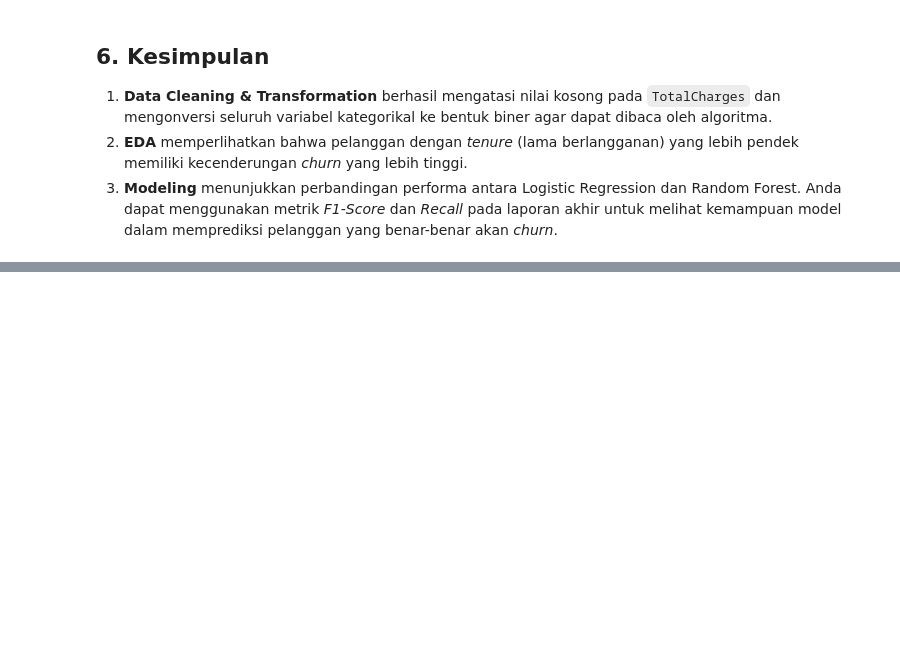
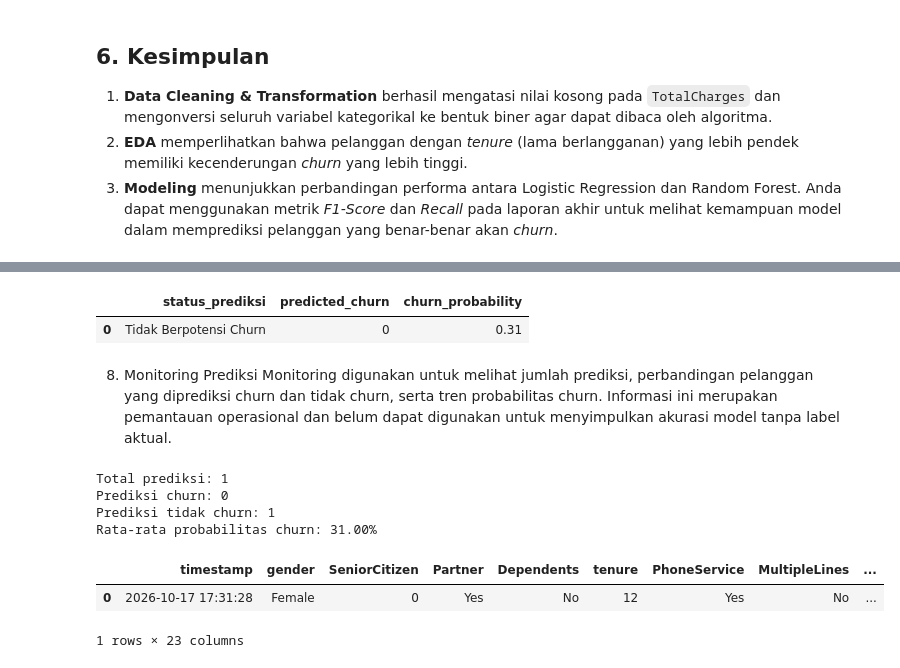
Before and after one commit to azraris-10/PrediksiCustomerChurn, a Jupyter notebook: PrediksiCustomerChurn.ipynb, the cells around one changed output, grey strips where cells are left out. Cells and saved outputs as stored; diff of their text form; code cells hidden in the pictures; blank space fills up the shorter version.

```diff
--- a/PrediksiCustomerChurn.ipynb
+++ b/PrediksiCustomerChurn.ipynb
@@ -236,0 +329,78 @@ plt.show()
+# %%
+# Contoh data pelanggan (simulasi)
+contoh_pelanggan = {
+    "gender": "Female",
+    "SeniorCitizen": 0,
+    "Partner": "Yes",
+    "Dependents": "No",
+    "tenure": 12,
+    "PhoneService": "Yes",
+    "MultipleLines": "No",
+    "InternetService": "Fiber optic",
+    "OnlineSecurity": "No",
+    "OnlineBackup": "Yes",
+    "DeviceProtection": "No",
+    "TechSupport": "No",
+    "StreamingTV": "Yes",
+    "StreamingMovies": "Yes",
+    "Contract": "Month-to-month",
+    "PaperlessBilling": "Yes",
+    "PaymentMethod": "Electronic check",
+    "MonthlyCharges": 79.85,
+    "TotalCharges": 958.20
+}
+
+hasil_prediksi = predict_customer(contoh_pelanggan)
+display(pd.DataFrame([hasil_prediksi]))
+# %% [output]
+|  | status_prediksi | predicted_churn | churn_probability |
+| 0 | Tidak Berpotensi Churn | 0 | 0.31 |
+# %% [markdown]
+8. Monitoring Prediksi
+Monitoring digunakan untuk melihat jumlah prediksi, perbandingan pelanggan yang diprediksi churn dan tidak churn, serta tren probabilitas churn. Informasi ini merupakan pemantauan operasional dan belum dapat digunakan untuk menyimpulkan akurasi model tanpa label aktual.
+# %%
+def load_prediction_logs():
+    if not os.path.exists(LOG_FILE):
+        return pd.DataFrame()
+
+    logs = pd.read_csv(LOG_FILE)
+    if logs.empty:
+        return logs
+
+    logs["timestamp"] = pd.to_datetime(logs["timestamp"], errors="coerce")
+    logs["predicted_churn"] = pd.to_numeric(
+        logs["predicted_churn"], errors="coerce"
+    )
+    logs["churn_probability"] = pd.to_numeric(
+        logs["churn_probability"], errors="coerce"
+    )
+    return logs
+
+logs = load_prediction_logs()
+
+if logs.empty:
+    print("Log belum tersedia. Jalankan fungsi predict_customer terlebih dahulu.")
+else:
+    total_prediksi = len(logs)
+    jumlah_churn = int((logs["predicted_churn"] == 1).sum())
+    jumlah_tidak_churn = int((logs["predicted_churn"] == 0).sum())
+    rata_rata_probabilitas = logs["churn_probability"].mean()
+
+    print("Total prediksi:", total_prediksi)
+    print("Prediksi churn:", jumlah_churn)
+    print("Prediksi tidak churn:", jumlah_tidak_churn)
+    print(
+        "Rata-rata probabilitas churn:",
+        f"{rata_rata_probabilitas:.2%}"
+        if pd.notna(rata_rata_probabilitas) else "N/A"
+    )
+
+    display(logs.tail(10))
+# %% [output]
+Total prediksi: 1
+Prediksi churn: 0
+Prediksi tidak churn: 1
+Rata-rata probabilitas churn: 31.00%
+|  | timestamp | gender | SeniorCitizen | Partner | Dependents | tenure | PhoneService | MultipleLines | ... |
+| 0 | 2026-10-17 17:31:28 | Female | 0 | Yes | No | 12 | Yes | No | ... |
+1 rows × 23 columns
```
Also changed, not shown: parts of 10 cells of this notebook.
